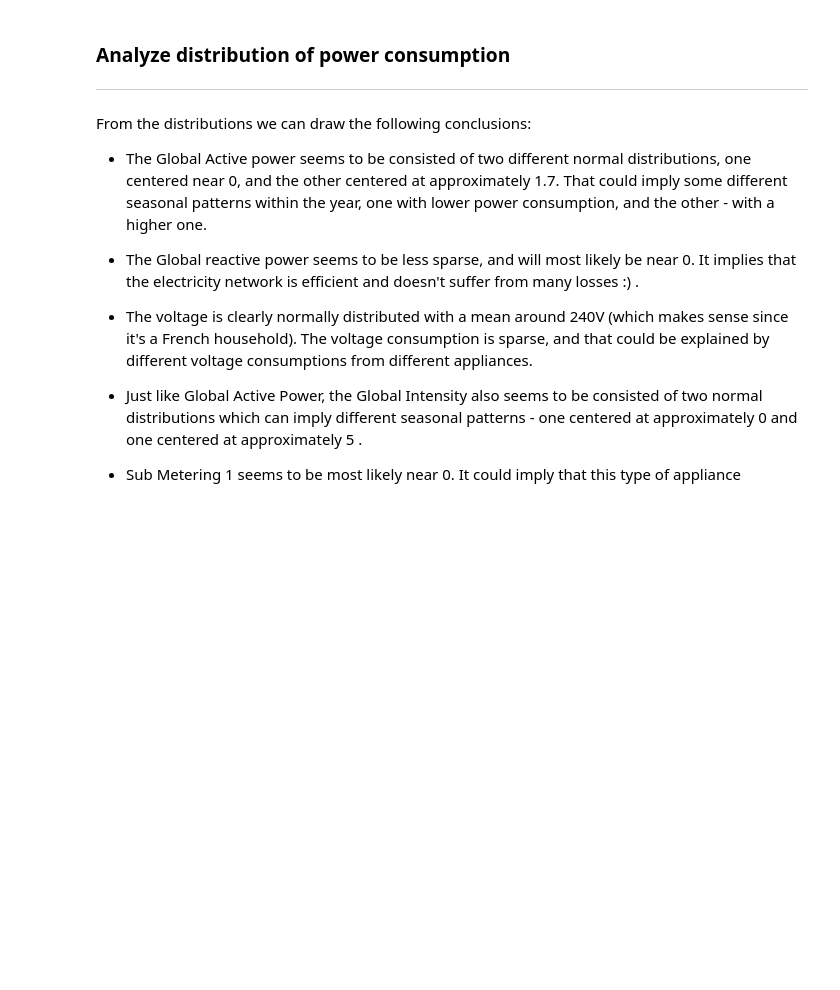
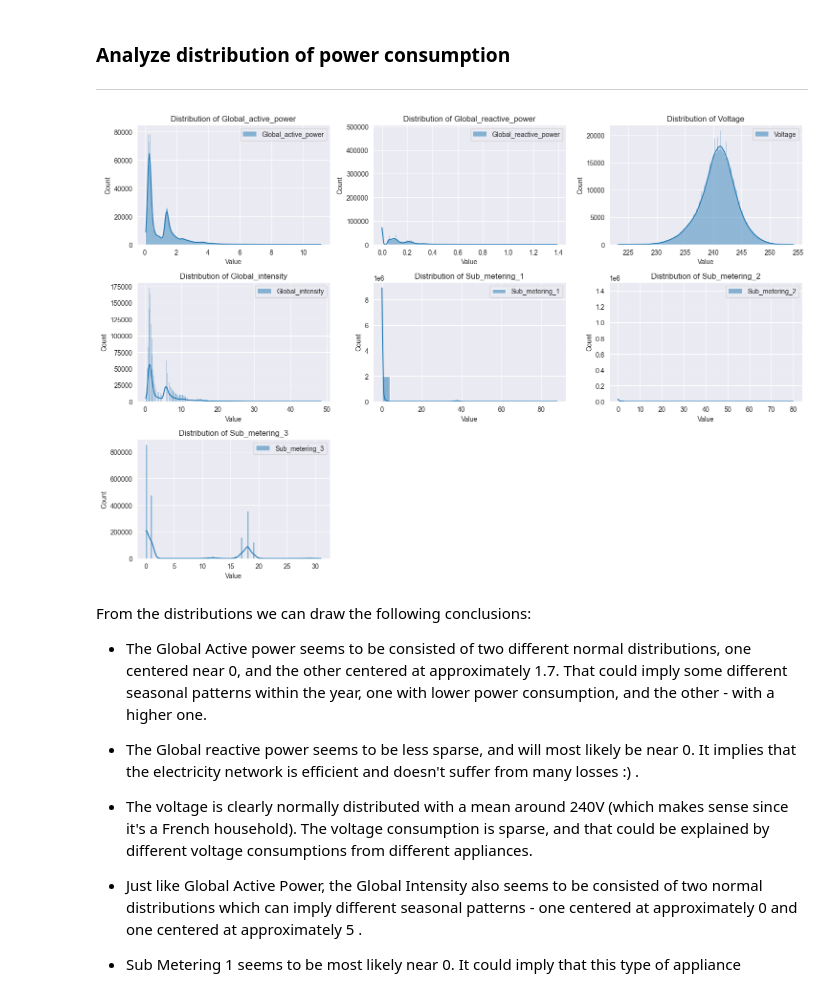
Before and after one commit to BarackSamuni/Data_science_lab2_homework2_solution, a Jupyter notebook: Homework2_solution.ipynb, the cells around one changed output. Drawn from its saved outputs; the diff is of its cells as text; code cells hidden in the pictures; blank space fills up the shorter version.

```diff
--- a/Homework2_solution.ipynb
+++ b/Homework2_solution.ipynb
@@ -199,40 +201,42 @@ Cyclical patterns in this dataset are harder to distinguish from the seasonal on
 ### **Analyze distribution of power consumption**
 ***
 # %%
-# def visualize_distributions(data,columns_to_omit=None):
-#     num_plots = len(data.columns) - len(columns_to_omit) if columns_to_omit is not None else len(data.columns)
-#     num_rows = num_cols = math.ceil(math.sqrt(num_plots))
-#
-#     fig, axes = plt.subplots(num_rows, num_cols, figsize=(15,10))
-#
-#     if columns_to_omit is  None:
-#         columns_to_omit = []
-#
-#     i = j = 0
-#
-#     for column in data.columns:
-#         if column not in columns_to_omit:
-#             sns.histplot(x=data[column], label=column,kde=True,ax=axes[i,j])
-#             axes[i, j].set_title(f'Distribution of {column}')
-#             axes[i, j].set_xlabel('Value')
-#             axes[i, j].set_ylabel("Count")
-#             axes[i,j].legend()
-#             j += 1
-#
-#             if j == num_cols:
-#                 j = 0
-#                 i += 1
-#
-#     if math.sqrt(num_plots) < num_cols:
-#         remainder = (num_cols ** 2) % num_plots
-#         for i in range(1, remainder + 1, 1):
-#             axes[-1,-1 * i].axis('off') # hide the last plots
-#
-#     plt.tight_layout()
-#     plt.grid(True)
-#     plt.show()
-#
-# visualize_distributions(data=power_consumption_df)
+def visualize_distributions(data,columns_to_omit=None):
+    num_plots = len(data.columns) - len(columns_to_omit) if columns_to_omit is not None else len(data.columns)
+    num_rows = num_cols = math.ceil(math.sqrt(num_plots))
+
+    fig, axes = plt.subplots(num_rows, num_cols, figsize=(15,10))
+
+    if columns_to_omit is  None:
+        columns_to_omit = []
+
+    i = j = 0
+
+    for column in data.columns:
+        if column not in columns_to_omit:
+            sns.histplot(x=data[column], label=column,kde=True,ax=axes[i,j])
+            axes[i, j].set_title(f'Distribution of {column}')
+            axes[i, j].set_xlabel('Value')
+            axes[i, j].set_ylabel("Count")
+            axes[i,j].legend()
+            j += 1
+
+            if j == num_cols:
+                j = 0
+                i += 1
+
+    if math.sqrt(num_plots) < num_cols:
+        remainder = (num_cols ** 2) % num_plots
+        for i in range(1, remainder + 1, 1):
+            axes[-1,-1 * i].axis('off') # hide the last plots
+
+    plt.tight_layout()
+    plt.grid(True)
+    plt.show()
+
+visualize_distributions(data=power_consumption_df)
+# %% [output]
+[figure, added]
 # %% [markdown]
 From the distributions we can draw the following conclusions:
 * The Global Active power seems to be consisted of two different normal distributions, one centered near 0, and the other centered at approximately 1.7. That could imply some different seasonal patterns within the year, one with lower power consumption, and the other - with a higher one.
```
Also changed, not shown: parts of 4 cells of this notebook, 1 other file.
